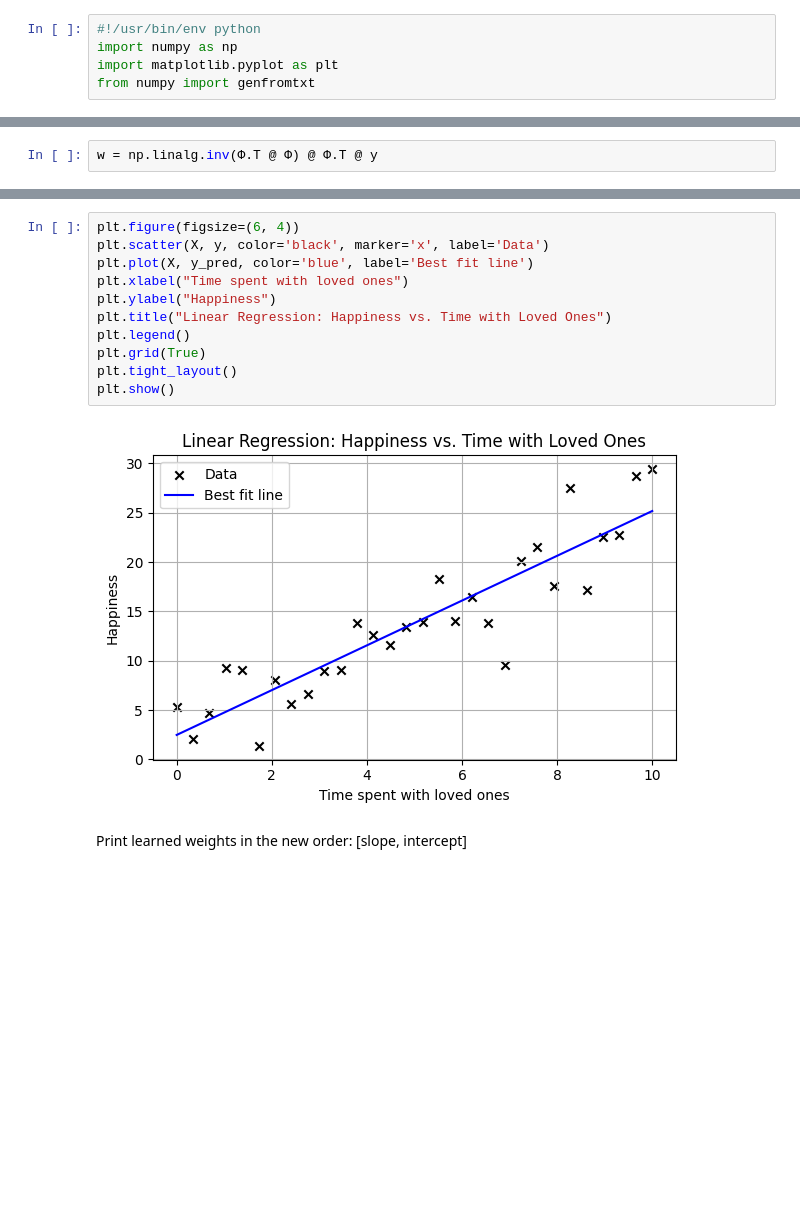
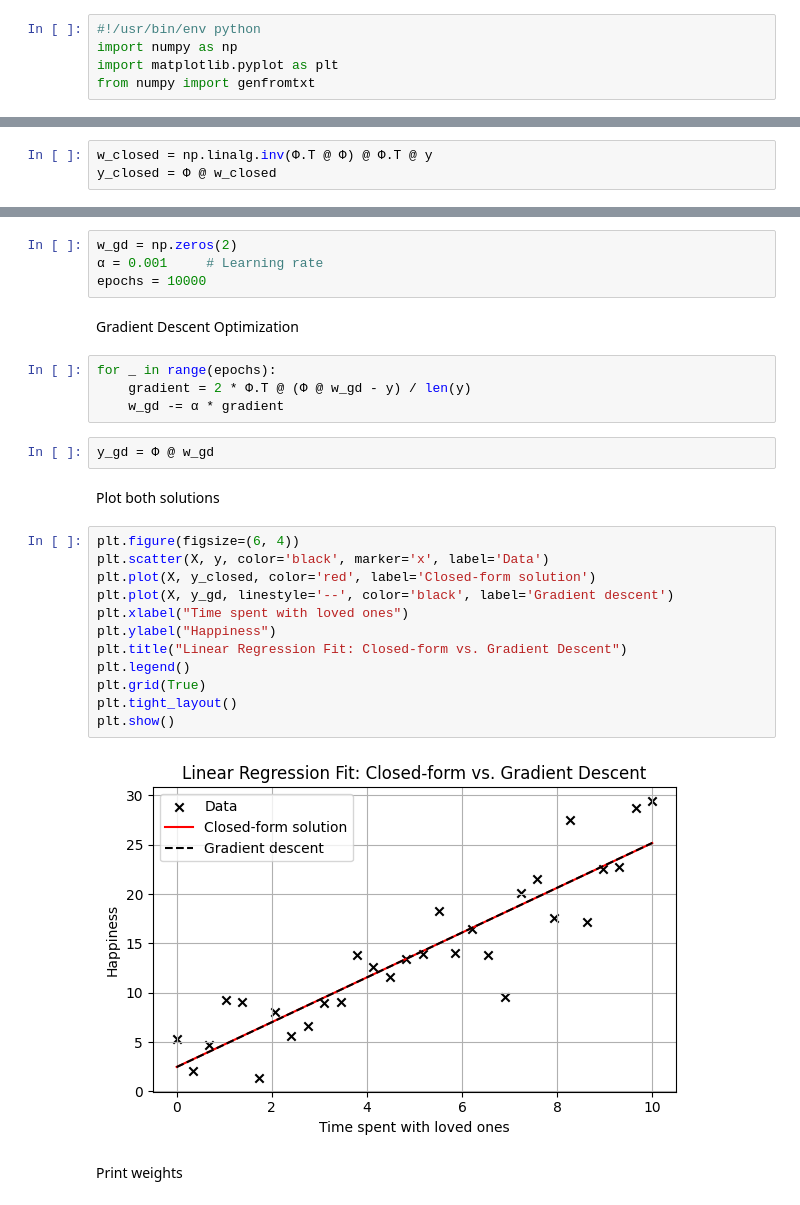
Before and after one commit to ezixuan27/MachineLearningClasses, a Jupyter notebook: math_foundation/lecture_19/loved_ones.ipynb, the cells around one changed output, grey strips where cells are left out. Cells and saved outputs as stored; diff of their text form; blank space fills up the shorter version.

```diff
--- a/math_foundation/lecture_19/loved_ones.ipynb
+++ b/math_foundation/lecture_19/loved_ones.ipynb
@@ -21,2 +18,3 @@ Closed-form solution: w = (ΦᵀΦ)⁻¹Φᵀy
 # %%
-w = np.linalg.inv(Φ.T @ Φ) @ Φ.T @ y
+w_closed = np.linalg.inv(Φ.T @ Φ) @ Φ.T @ y
+y_closed = Φ @ w_closed
@@ -29,16 +23,31 @@ Plot data and best-fit line
+# %%
+w_gd = np.zeros(2)
+α = 0.001     # Learning rate
+epochs = 10000
+# %% [markdown]
+Gradient Descent Optimization
+# %%
+for _ in range(epochs):
+    gradient = 2 * Φ.T @ (Φ @ w_gd - y) / len(y)
+    w_gd -= α * gradient
+# %%
+y_gd = Φ @ w_gd
+# %% [markdown]
+Plot both solutions
 # %%
 plt.figure(figsize=(6, 4))
 plt.scatter(X, y, color='black', marker='x', label='Data')
-plt.plot(X, y_pred, color='blue', label='Best fit line')
+plt.plot(X, y_closed, color='red', label='Closed-form solution')
+plt.plot(X, y_gd, linestyle='--', color='black', label='Gradient descent')
 plt.xlabel("Time spent with loved ones")
 plt.ylabel("Happiness")
-plt.title("Linear Regression: Happiness vs. Time with Loved Ones")
+plt.title("Linear Regression Fit: Closed-form vs. Gradient Descent")
 plt.legend()
 plt.grid(True)
 plt.tight_layout()
 plt.show()
 # %% [output]
-[figure, old version]
+[figure, new version]
-# %% [markdown]
-Print learned weights in the new order: [slope, intercept]
+# %% [markdown]
+Print weights
 # %%
```
Also changed, not shown: parts of 13 cells of this notebook, 1 other file.
